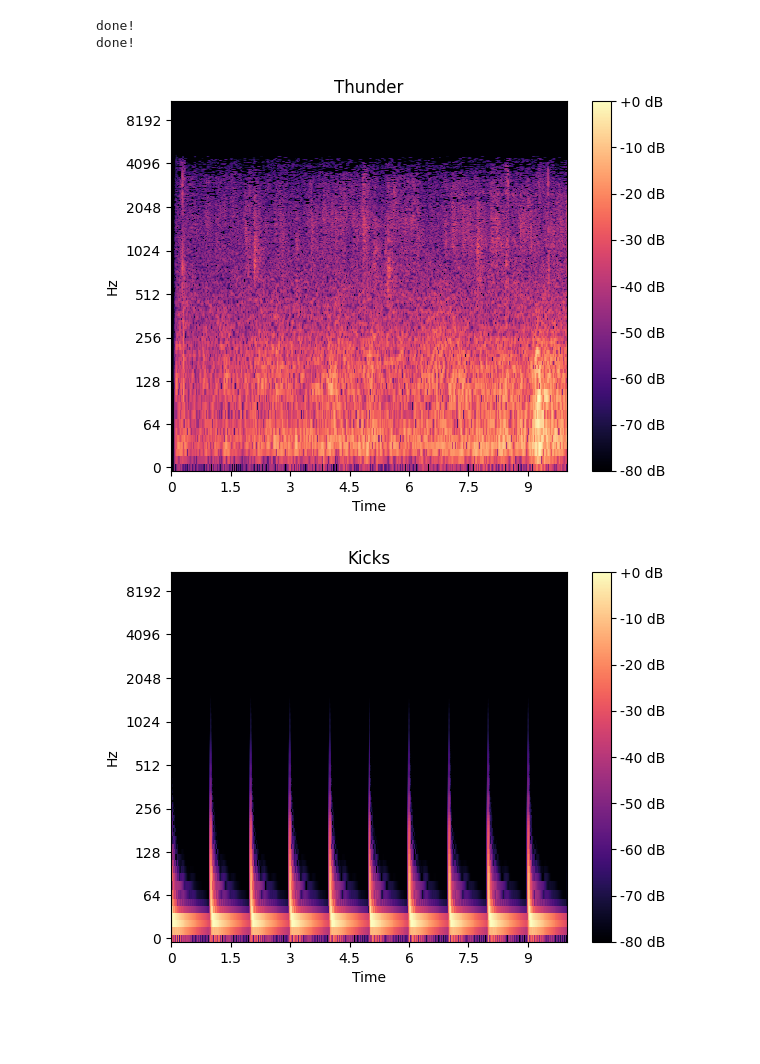
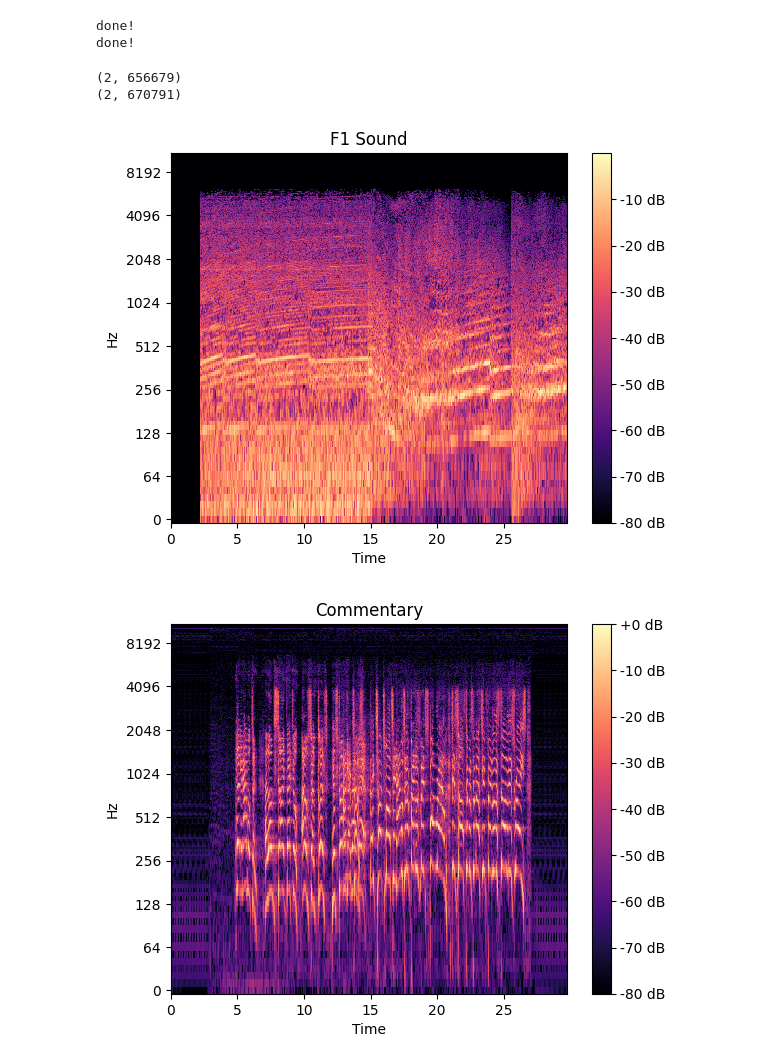
Before and after one commit to outInsideOut/Spectral-Compressor, a Jupyter notebook: python_prototyping/Spectral Compressor.ipynb, the cells around one changed output. Drawn from its saved outputs; the diff is of its cells as text; code cells hidden in the pictures; blank space fills up the shorter version.

```diff
--- a/python_prototyping/Spectral Compressor.ipynb
+++ b/python_prototyping/Spectral Compressor.ipynb
@@ -2,26 +2,33 @@
 import librosa
 import audio_io
 
-audio_dict = audio_io.load_list(["thunder.wav", "kicks.wav"])
-thunder_raw = audio_dict["thunder.wav"][0]
-kicks_raw = audio_dict["kicks.wav"][0]
+audio_dict = audio_io.load_list(["vrm.wav", "commentary.wav"], 44100)
+main_raw = audio_dict["vrm.wav"][0]
+side_raw = audio_dict["commentary.wav"][0]
 # %% [output]
 done!
 done!
+# %%
+import plotting
+import librosa
+import processing
+import numpy as np
+
+trims = processing.squash_and_trim([main_raw, side_raw], 656679)
+
+print(np.shape(main_raw))
+print(np.shape(side_raw))
+# %% [output]
+(2, 656679)
+(2, 670791)
 # %%
-import plotting
-import librosa
-import processing
-import numpy as np
-
-trims = processing.squash_and_trim([thunder_raw, kicks_raw], 220500)
-thunder_spectogram, _ = processing.calc_spectogram(trims[0])
-plotting.plot_spectogram(thunder_spectogram, "Thunder")
+main_spectogram, _ = processing.calc_spectogram(trims[0])
+plotting.plot_spectogram(main_spectogram, "F1 Sound")
 
 
-kicks_spectogram, _ = processing.calc_spectogram(trims[1])
-plotting.plot_spectogram(kicks_spectogram, "Kicks")
+side_spectogram, _ = processing.calc_spectogram(trims[1])
+plotting.plot_spectogram(side_spectogram, "Commentary")
 # %% [output]
-[figure, old version]
+[figure, new version]
-[figure, old version]
+[figure, new version]
 # %%
```
Also changed, not shown: parts of 2 cells of this notebook, 2 other files.
